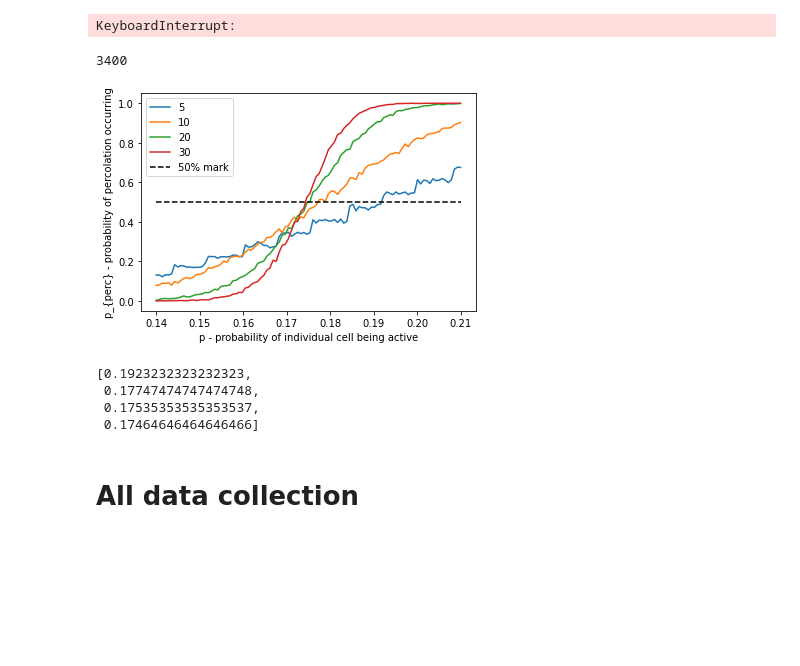
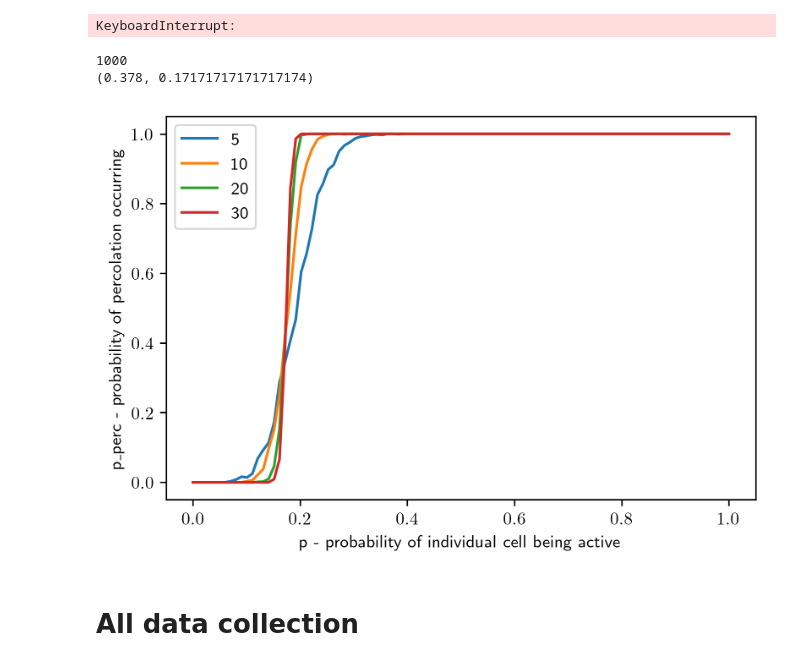
Before and after one commit to g-nilsson/Percolation-in-different-grids, a Jupyter notebook: NS162 Final.ipynb, the cells around one changed output. Cells and saved outputs as stored; diff of their text form; code cells hidden in the pictures; blank space fills up the shorter version.

```diff
--- a/NS162 Final.ipynb
+++ b/NS162 Final.ipynb
@@ -204,10 +216,10 @@ plot_results_2d(data_2d_fine, p_range=p_range)
 # Gather data
 N_vals = [5, 10, 20, 30]
 p_vals_count = 100
-iter_per_param = 50
+iter_per_param = 200
 periodic = True
 p_range=(0.45, 0.7)
-p_range=(0, 1)
+#p_range=(0, 1)
 files_square = []
 
 for N in N_vals:
@@ -732,7 +781,7 @@ for file in files_cube:
 N_vals = [5, 10, 20, 30]
 p_vals_count = 100
 p_range=(0.2, 0.4)
-p_range=(0, 1)
+#p_range=(0, 1)
 periodic = True
 data_square = []
 
@@ -753,5 +802,16 @@ for N in N_vals:
 
 all_N_total_arrs = np.array(all_N_total_arrs)
 print(np.sum(all_N_total_arrs[0][0]))
-plot_results_3d(all_N_total_arrs, p_range=p_range)
+
+plt.rcParams['text.usetex'] = True
+plt.figure(dpi=300)
+#plt.hlines(0.6180339887, p_range[0], p_range[1], color='black', label=r"$p^*=\varphi-1$")
+res = plot_results_3d(all_N_total_arrs, p_range=p_range, include_halfmark=False, show_plot=False)
+print(res)
+res = (res[0]-0.03, res[1])
+print(res)
+plt.hlines(res[0], p_range[0], p_range[1], color='black', linestyle='dashed', label=r"Estimation of $p_c$")
+plt.legend()
+plt.savefig('cube_plot(0.38, 0.6).png')
+plt.rcParams['text.usetex'] = False
 # %% [output]
@@ -1139,7 +1196,7 @@ p_vals_count = 100
 iter_per_param = 50
 periodic = True
 p_range=(0.15, 0.23)
-#p_range=(0.38, 0.6)
+#p_range=(0, 1)
 data_square = []
 
 all_N_total_arrs = []
@@ -1159,6 +1216,15 @@ for N in N_vals:
 
 all_N_total_arrs = np.array(all_N_total_arrs)
 print(np.sum(all_N_total_arrs[3][0]))
-plot_results_3d(all_N_total_arrs, p_range=p_range)
+
+plt.rcParams['text.usetex'] = True
+plt.figure(dpi=300)
+#plt.hlines(0.6180339887, p_range[0], p_range[1], color='black', label=r"$p^*=\varphi-1$")
+res = plot_results_3d(all_N_total_arrs, p_range=p_range, include_halfmark=False, show_plot=False)
+print(res)
+plt.hlines(res[0], p_range[0], p_range[1], color='black', linestyle='dashed', label=r"Estimation of $p_c$")
+plt.legend()
+plt.savefig('RDG4_plot(0.38, 0.6).png')
+plt.rcParams['text.usetex'] = False
 # %% [output]
 11150
@@ -1519,36 +1584,43 @@ for file in files_RDG6:
 # %%
 # Plot from data
 N_vals = [5, 10, 20, 30]
 p_vals_count = 100
 p_range=(0.14, 0.21)
+p_range=(0, 1)
 periodic = True
 data_RDG6 = []
 
 all_N_total_arrs = []
 for N in N_vals:
     file_name = f"C:\\Users\\gabri\\Desktop\\NS162 Final workbooks\\data\\RDG6_{N}_{p_range}_{p_vals_count}_{'periodic_' if periodic else ''}data.txt"
     file = open(file_name, 'r')
     data_str = file.read()
     data_str = data_str.replace('array', 'np.array')
     data_str = data_str.replace(')', ', dtype=np.int32)')
     data_str = data_str.split('#')[:-1]
     file.close()
     total_arr = np.array([np.array([0, 0]) for _ in range(p_vals_count)])
     for single_arr_str in data_str:
         single_arr = np.array(eval(single_arr_str)) # Dangerous!
         total_arr += single_arr
     all_N_total_arrs.append(total_arr)
 
 all_N_total_arrs = np.array(all_N_total_arrs)
 print(np.sum(all_N_total_arrs[0][0]))
-plot_results_3d(all_N_total_arrs, p_range=p_range)
+
+plt.rcParams['text.usetex'] = True
+plt.figure(dpi=300)
+#plt.hlines(0.6180339887, p_range[0], p_range[1], color='black', label=r"$p^*=\varphi-1$")
+res = plot_results_3d(all_N_total_arrs, p_range=p_range, include_halfmark=False, show_plot=False)
+print(res)
+#plt.hlines(res[0], p_range[0], p_range[1], color='black', linestyle='dashed', label=r"Estimation of $p_c$")
+plt.legend()
+#plt.savefig('RDG6_plot(0.13, 0.21).png')
+plt.rcParams['text.usetex'] = False
 # %% [output]
-3400
+1000
+(0.378, 0.17171717171717174)
-[figure, old version]
+[figure, new version]
-[0.1923232323232323,
- 0.17747474747474748,
- 0.17535353535353537,
- 0.17464646464646466]
 # %% [markdown]
 
 # All data collection
```
Also changed, not shown: parts of 16 cells of this notebook, 43 other files.
